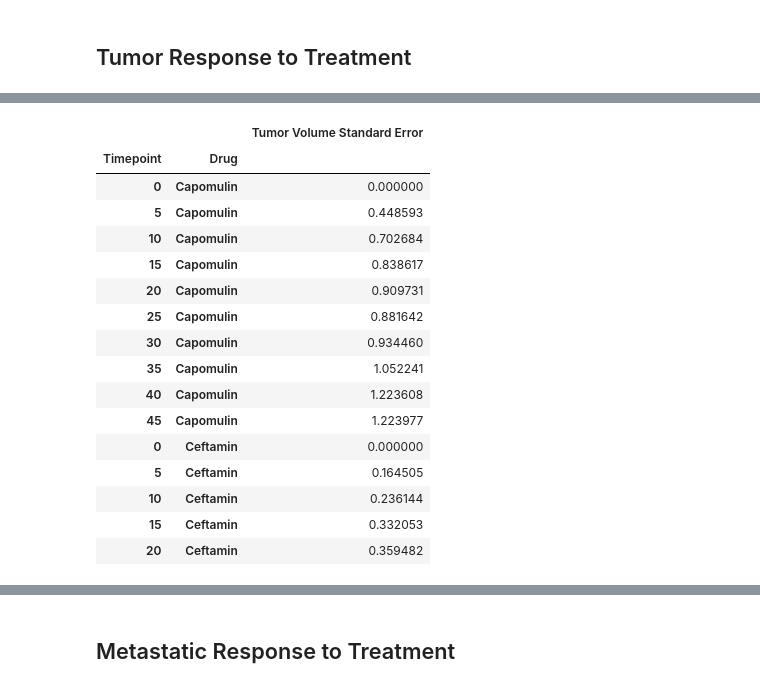
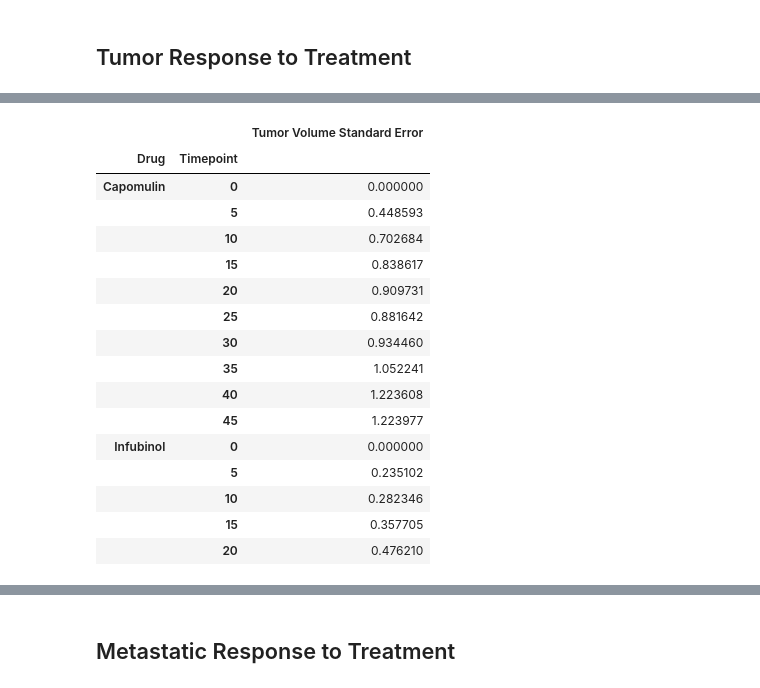
Before and after one commit to Persephone007/Matplotlib, a Jupyter notebook: pymaceuticals_starter.ipynb, the cells around one changed output, grey strips where cells are left out. Cells and saved outputs as stored; diff of their text form; code cells hidden in the pictures.

```diff
--- a/pymaceuticals_starter.ipynb
+++ b/pymaceuticals_starter.ipynb
@@ -42,3 +44,6 @@ combined_data.head(15)
 | 12 | g107 | 5 | 48.791665 | 0 | Ketapril |
 | 13 | g107 | 10 | 53.435987 | 0 | Ketapril |
 | 14 | g107 | 15 | 58.135545 | 0 | Ketapril |
+# %%
+select_data = combined_data[combined_data['Drug'].isin(["Capomulin", "Infubinol", "Ketapril","Placebo"])]
+select_data.head(10)
@@ -81,34 +100,34 @@ tumor_volume_df_1.head(15)
 # %%
 # Store the Standard Error of Tumor Volumes Grouped by Drug and Timepoint
 
-tumor_SE_volume = combined_data.groupby(["Timepoint","Drug"])["Tumor Volume (mm3)"].sem()
+tumor_SE_volume = select_data.groupby(["Drug","Timepoint"])["Tumor Volume (mm3)"].sem()
 tumor_SE_volume
 
 # Convert to DataFrame
 
 tumor_SE_df = pd.DataFrame({"Tumor Volume Standard Error":tumor_SE_volume})
 tumor_SE_df.head(18)
 
 # Preview DataFrame
 tumor_SE_df_1 = tumor_SE_df.sort_values(by=["Drug","Timepoint"], ascending=True)
 
 tumor_SE_df_1.head(15)
 # %% [output]
 |  |  | Tumor Volume Standard Error |
-| Timepoint | Drug |  |
-| 0 | Capomulin | 0.000000 |
-| 5 | Capomulin | 0.448593 |
-| 10 | Capomulin | 0.702684 |
-| 15 | Capomulin | 0.838617 |
-| 20 | Capomulin | 0.909731 |
-| 25 | Capomulin | 0.881642 |
-| 30 | Capomulin | 0.934460 |
-| 35 | Capomulin | 1.052241 |
-| 40 | Capomulin | 1.223608 |
-| 45 | Capomulin | 1.223977 |
-| 0 | Ceftamin | 0.000000 |
-| 5 | Ceftamin | 0.164505 |
-| 10 | Ceftamin | 0.236144 |
-| 15 | Ceftamin | 0.332053 |
-| 20 | Ceftamin | 0.359482 |
+| Drug | Timepoint |  |
+| Capomulin | 0 | 0.000000 |
+|  | 5 | 0.448593 |
+|  | 10 | 0.702684 |
+|  | 15 | 0.838617 |
+|  | 20 | 0.909731 |
+|  | 25 | 0.881642 |
+|  | 30 | 0.934460 |
+|  | 35 | 1.052241 |
+|  | 40 | 1.223608 |
+|  | 45 | 1.223977 |
+| Infubinol | 0 | 0.000000 |
+|  | 5 | 0.235102 |
+|  | 10 | 0.282346 |
+|  | 15 | 0.357705 |
+|  | 20 | 0.476210 |
 # %%
```
Also changed, not shown: parts of 29 cells of this notebook.
